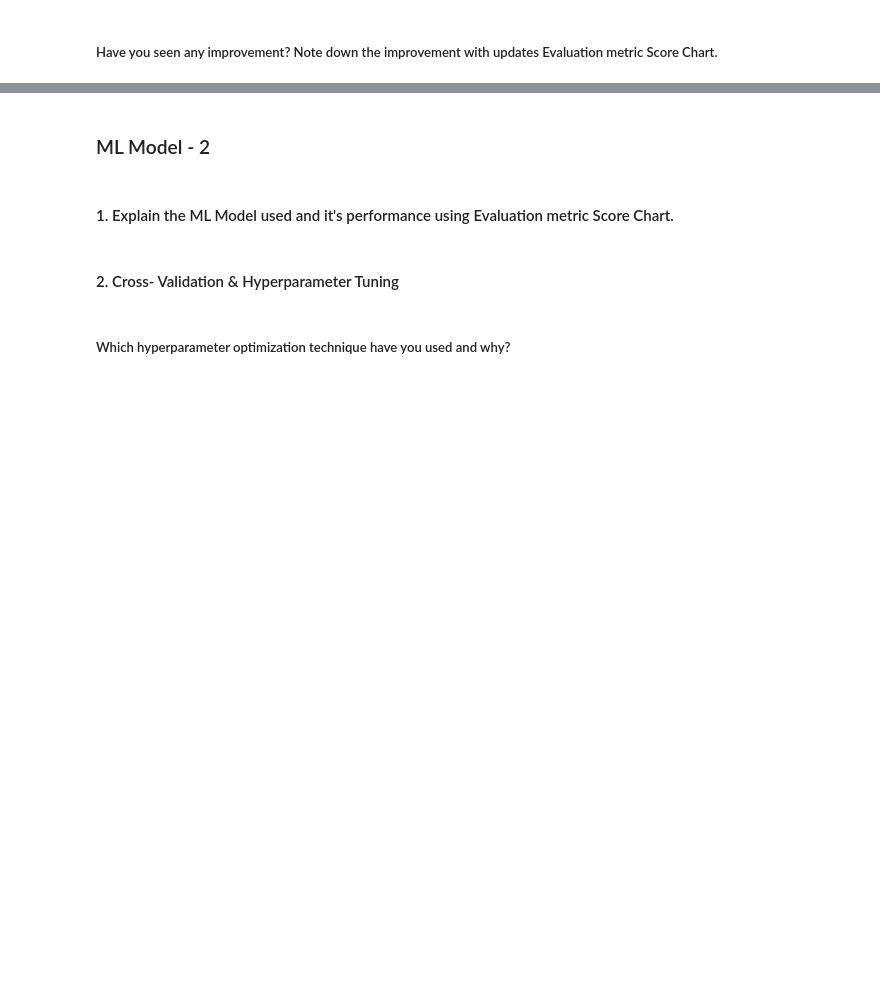
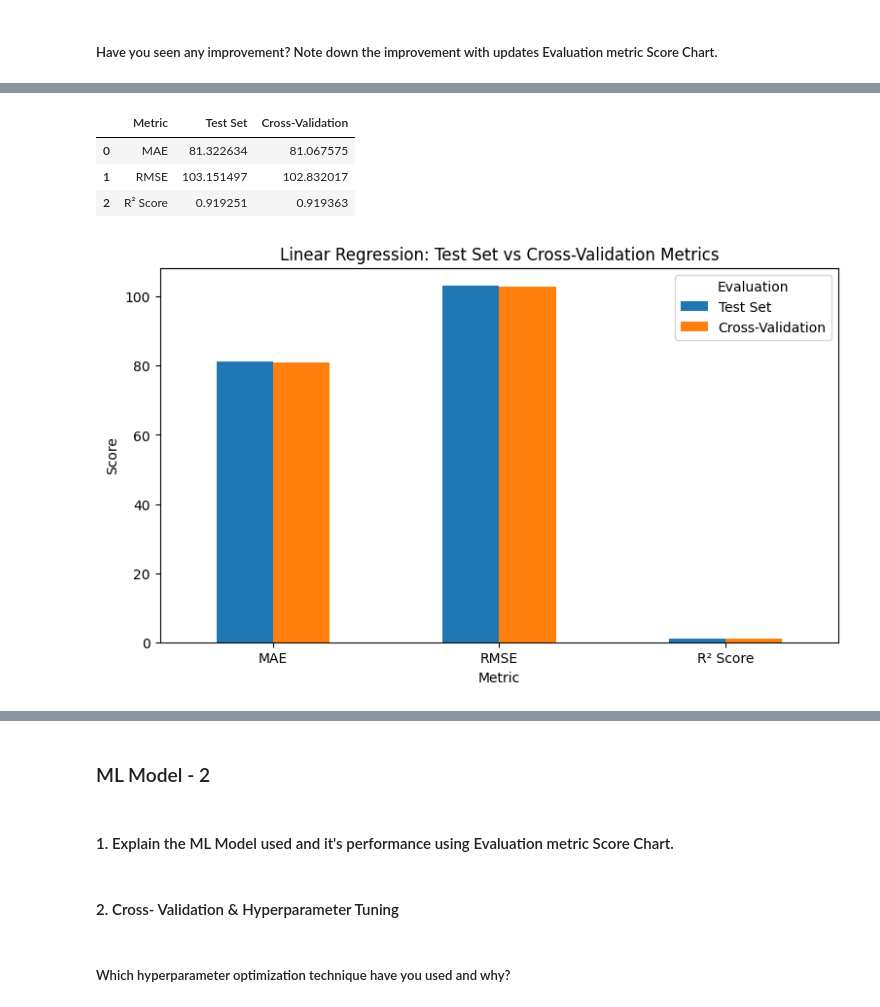
Before and after one commit to Sagarjain93/Machine-Learning-Portfolio, a Jupyter notebook: 01_End_to_End/Travel_MLops_Capstone/notebooks/01_Flight_Price_Regression.ipynb, the cells around one changed output, grey strips where cells are left out. Saved outputs shown, nothing was run; the diff lists cells and outputs as text; code cells hidden in the pictures; blank space fills up the shorter version.

```diff
--- a/01_End_to_End/Travel_MLops_Capstone/notebooks/01_Flight_Price_Regression.ipynb
+++ b/01_End_to_End/Travel_MLops_Capstone/notebooks/01_Flight_Price_Regression.ipynb
@@ -3099,0 +3083,28 @@ Answer Here.
+# %%
+# Compare Linear Regression Test Set and Cross-Validation Metrics
+
+metrics_comparison = pd.DataFrame({
+    'Metric': ['MAE', 'RMSE', 'R² Score'],
+    'Test Set': [mae_lr, rmse_lr, r2_lr],
+    'Cross-Validation': [cv_mae_lr.mean(), cv_rmse_lr.mean(), cv_r2_lr.mean()]
+})
+
+metrics_comparison
+# %% [output]
+|  | Metric | Test Set | Cross-Validation |
+| 0 | MAE | 81.322634 | 81.067575 |
+| 1 | RMSE | 103.151497 | 102.832017 |
+| 2 | R² Score | 0.919251 | 0.919363 |
+# %%
+metrics_comparison.set_index('Metric').plot(
+    kind='bar',
+    figsize=(9, 5)
+)
+
+plt.title('Linear Regression: Test Set vs Cross-Validation Metrics')
+plt.ylabel('Score')
+plt.xticks(rotation=0)
+plt.legend(title='Evaluation')
+plt.show()
+# %% [output]
+[figure, added]
```
Also changed, not shown: parts of 14 cells of this notebook.
